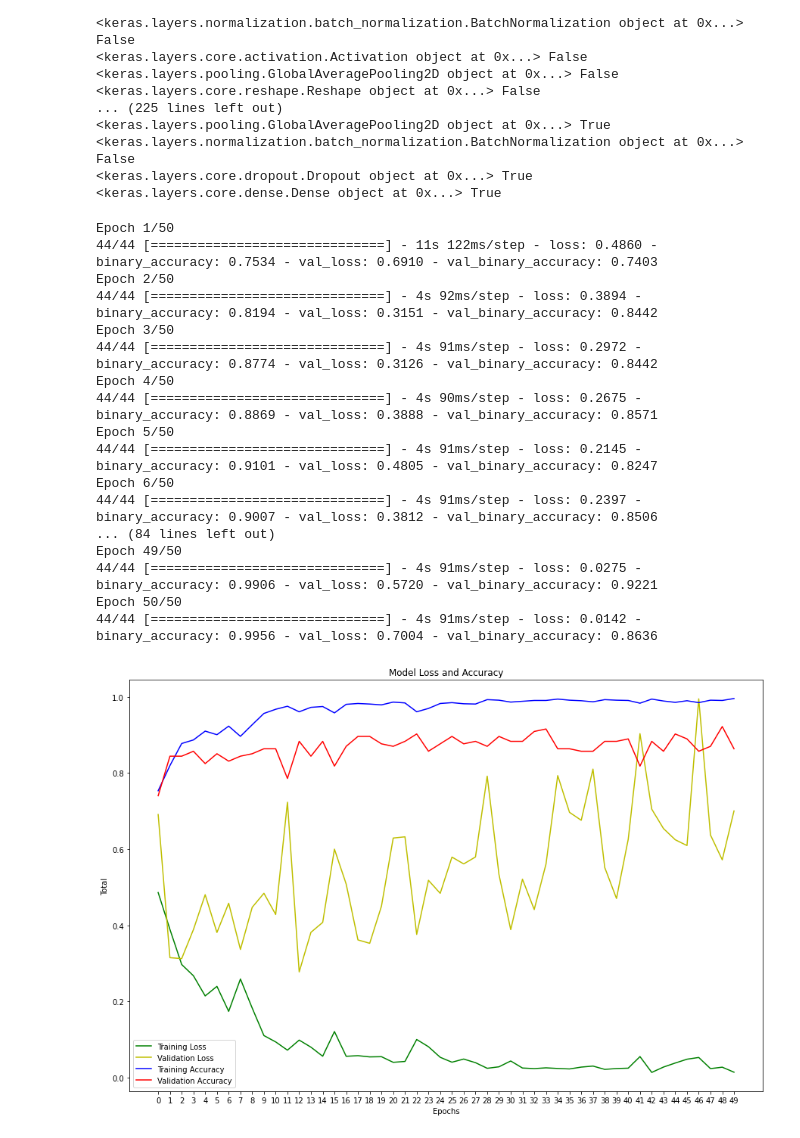
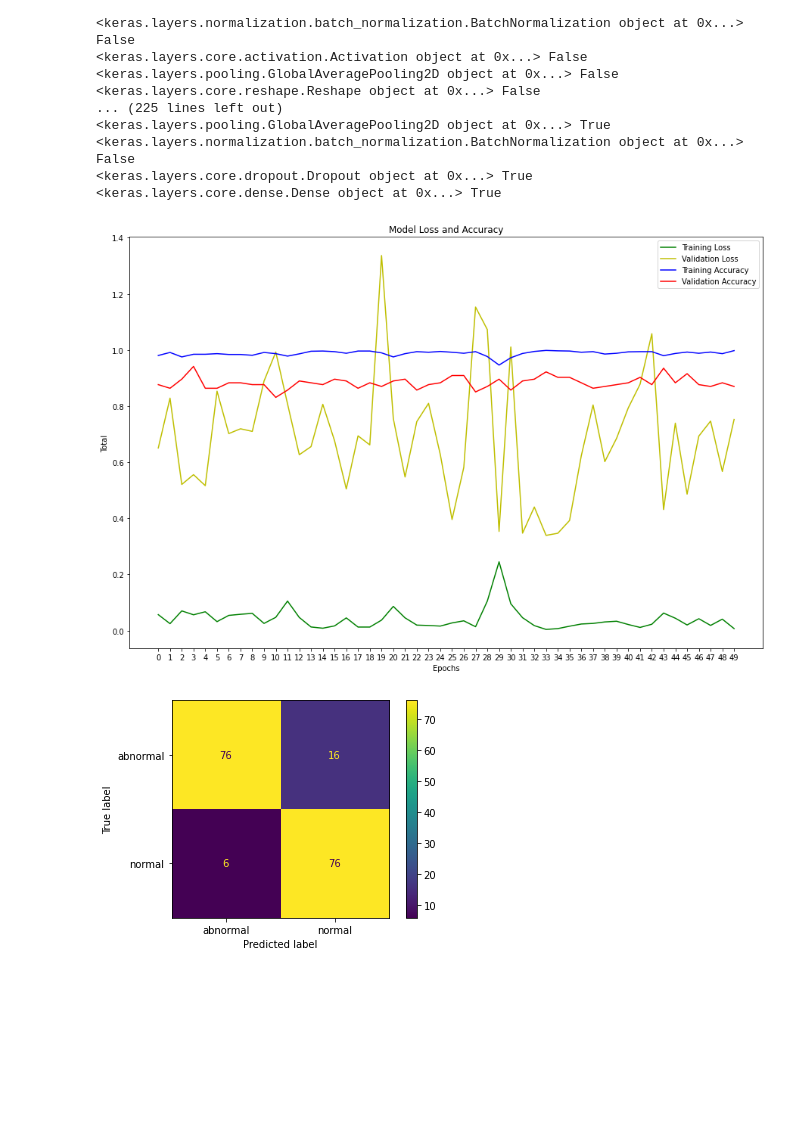
Before and after one commit to mtablado/uoc2022_deeplearning_pra, a Jupyter notebook: 2021-2_M2.875_PRA_mtabladol.ipynb, the cells around one changed output. Saved outputs shown, nothing was run; the diff lists cells and outputs as text; code cells hidden in the pictures; blank space fills up the shorter version.

```diff
--- a/2021-2_M2.875_PRA_mtabladol.ipynb
+++ b/2021-2_M2.875_PRA_mtabladol.ipynb
@@ -557,10 +551,9 @@ def unfreeze(model, nlayers):
       layer.trainable = True
   return model
 
-
-model = build_model()
-model = unfreeze_layers(model, 20)
-model.summary()
+model_20 = build_model()
+model_20 = unfreeze_layers(model, 20)
+model_20.summary()
 # %% [output]
 Model: "EfficientNet"
 __________________________________________________________________________________________________
@@ -602,34 +595,20 @@ for layer in model.layers:
 <keras.layers.core.dense.Dense object at 0x...> True
 # %%
 # Compile
-model.compile(
+model_20.compile(
     optimizer=Adam(learning_rate=LEARNING_RATE),
     loss=keras.losses.BinaryCrossentropy(from_logits=False),
     metrics=[keras.metrics.BinaryAccuracy()]
 )
 
 # Entrenar el modelo
 t0 = timeit.default_timer()
-history = model.fit(train_ds, epochs=50, batch_size=32, validation_data=valid_ds, verbose=1)
+history = model_20.fit(train_ds, epochs=EPOCHS, batch_size=32, validation_data=valid_ds, verbose=0)
 training_time_ann = timeit.default_timer() - t0
-plot_loss_accuracy(50, history)
+
+plot_loss_accuracy(EPOCHS, history)
+predict_and_plot_confussion_matrix(model_20, test_ds)
 # %% [output]
-Epoch 1/50
-44/44 [==============================] - 11s 122ms/step - loss: 0.4860 - binary_accuracy: 0.7534 - val_loss: 0.6910 - val_binary_accuracy: 0.7403
-Epoch 2/50
-44/44 [==============================] - 4s 92ms/step - loss: 0.3894 - binary_accuracy: 0.8194 - val_loss: 0.3151 - val_binary_accuracy: 0.8442
-Epoch 3/50
-44/44 [==============================] - 4s 91ms/step - loss: 0.2972 - binary_accuracy: 0.8774 - val_loss: 0.3126 - val_binary_accuracy: 0.8442
-Epoch 4/50
-44/44 [==============================] - 4s 90ms/step - loss: 0.2675 - binary_accuracy: 0.8869 - val_loss: 0.3888 - val_binary_accuracy: 0.8571
-Epoch 5/50
-44/44 [==============================] - 4s 91ms/step - loss: 0.2145 - binary_accuracy: 0.9101 - val_loss: 0.4805 - val_binary_accuracy: 0.8247
-Epoch 6/50
-44/44 [==============================] - 4s 91ms/step - loss: 0.2397 - binary_accuracy: 0.9007 - val_loss: 0.3812 - val_binary_accuracy: 0.8506
-... (84 lines left out)
-Epoch 49/50
-44/44 [==============================] - 4s 91ms/step - loss: 0.0275 - binary_accuracy: 0.9906 - val_loss: 0.5720 - val_binary_accuracy: 0.9221
-Epoch 50/50
-44/44 [==============================] - 4s 91ms/step - loss: 0.0142 - binary_accuracy: 0.9956 - val_loss: 0.7004 - val_binary_accuracy: 0.8636
-[figure, old version]
+[figure, new version]
+[figure, added]
 # %%
```
Also changed, not shown: parts of 10 cells of this notebook.
